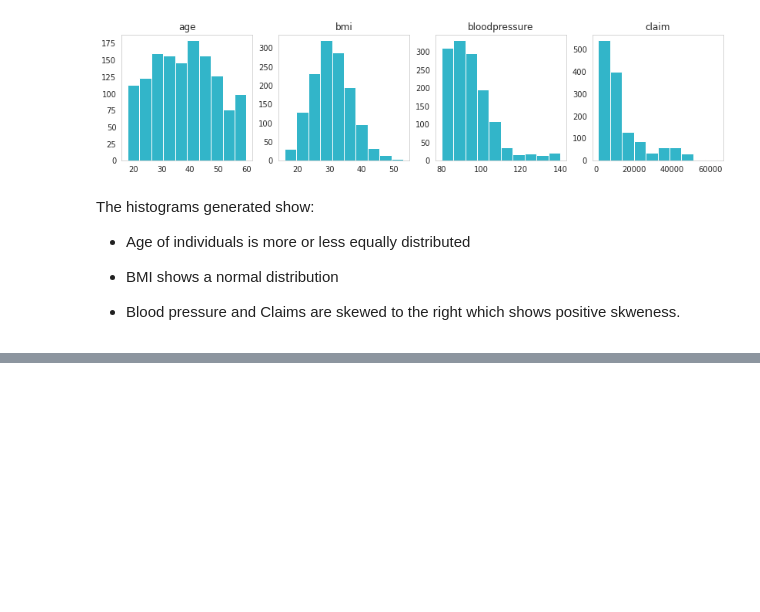
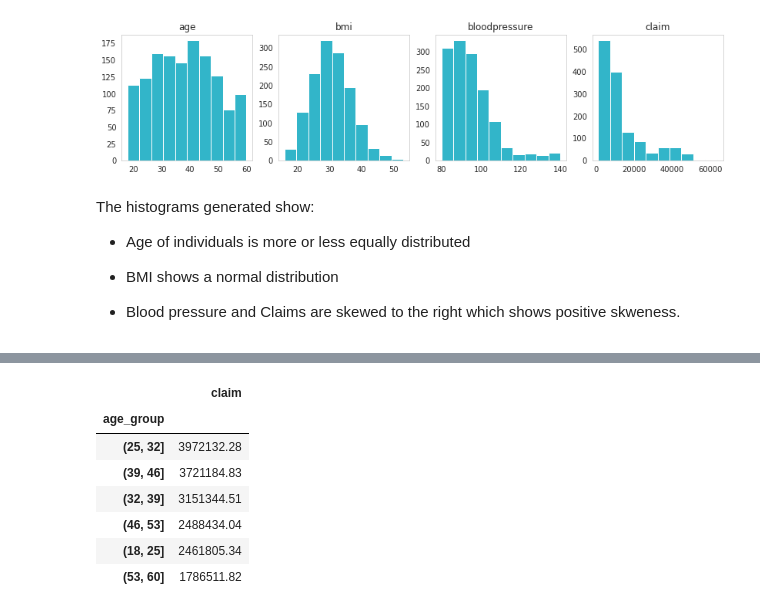
Before and after one commit to 27136thapelo/Insurance-Claim-Analysis, a Jupyter notebook: Insurance_claim_analysis_notebook.ipynb, the cells around one changed output, grey strips where cells are left out. Drawn from its saved outputs; the diff is of its cells as text; code cells hidden in the pictures; blank space fills up the shorter version.

```diff
--- a/Insurance_claim_analysis_notebook.ipynb
+++ b/Insurance_claim_analysis_notebook.ipynb
@@ -302,0 +321,15 @@ The histograms generated show:
+# %%
+## Build a new ageGroup feature, with 6 age bands, of 7 years each
+age_band = [18,25,32,39,46,53,60]
+df['age_group'] = pd.cut(df['age'], bins=age_band)
+ageGroup = df[['age_group', 'claim']].groupby('age_group').sum().sort_values(by="claim", ascending=False)
+ageGroup
+# %% [output]
+|  | claim |
+| age_group |  |
+| (25, 32] | 3972132.28 |
+| (39, 46] | 3721184.83 |
+| (32, 39] | 3151344.51 |
+| (46, 53] | 2488434.04 |
+| (18, 25] | 2461805.34 |
+| (53, 60] | 1786511.82 |
```
Also changed, not shown: parts of 9 cells of this notebook.
